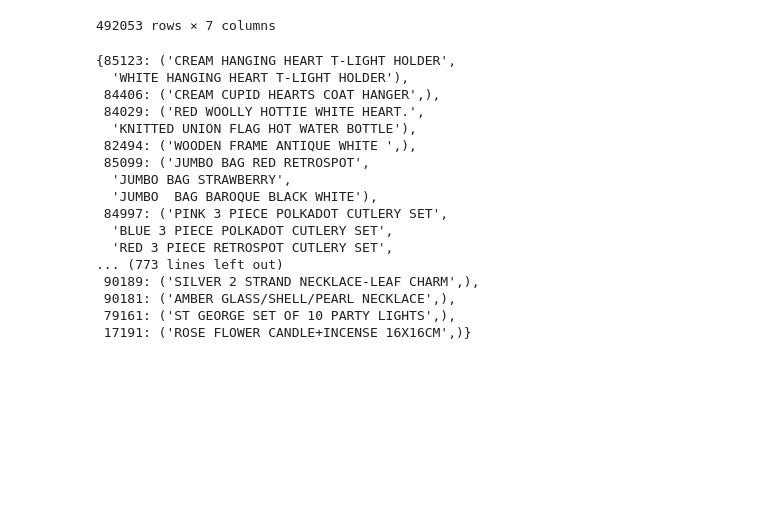
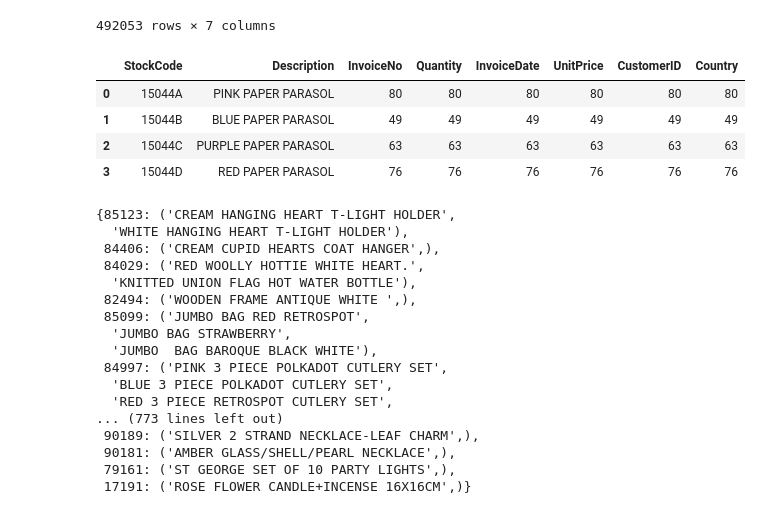
Before and after one commit to BC2407-Analytics-II/BC2407-AnalyticsII, a Jupyter notebook: Data Cleaning for UCI.ipynb, the cells around one changed output. Cells and saved outputs as stored; diff of their text form; code cells hidden in the pictures; blank space fills up the shorter version.

```diff
--- a/Data Cleaning for UCI.ipynb
+++ b/Data Cleaning for UCI.ipynb
@@ -580,6 +580,14 @@ pd.merge(tempL, tempR, left_on=(colName+'Trunc'), right_on=colName, how='left')
 | 492051 | 85049E | SCANDINAVIAN REDS RIBBONS | 2 | 85049 | NaN | NaN | NaN |
 | 492052 | 84535B | FAIRY CAKES NOTEBOOK A6 SIZE | 16 | 84535 | NaN | NaN | NaN |
 492053 rows × 7 columns
+# %%
+df[df['Description'].str.contains('PAPER PARASOL')].sort_values(by='StockCode').groupby(by=['StockCode', 'Description'], as_index=False).count()
+# %% [output]
+|  | StockCode | Description | InvoiceNo | Quantity | InvoiceDate | UnitPrice | CustomerID | Country |
+| 0 | 15044A | PINK PAPER PARASOL | 80 | 80 | 80 | 80 | 80 | 80 |
+| 1 | 15044B | BLUE PAPER PARASOL | 49 | 49 | 49 | 49 | 49 | 49 |
+| 2 | 15044C | PURPLE PAPER PARASOL | 63 | 63 | 63 | 63 | 63 | 63 |
+| 3 | 15044D | RED PAPER PARASOL | 76 | 76 | 76 | 76 | 76 | 76 |
 # %%
 # No match...hence, we cannot merge these products directly.
 # Let's observe what different products belong to each base StockCode
```
Also changed, not shown: 3 other files.
